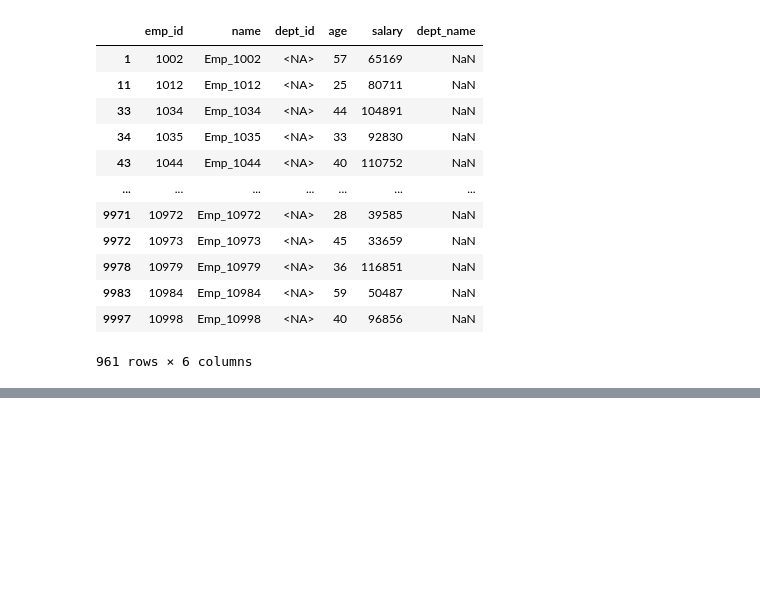
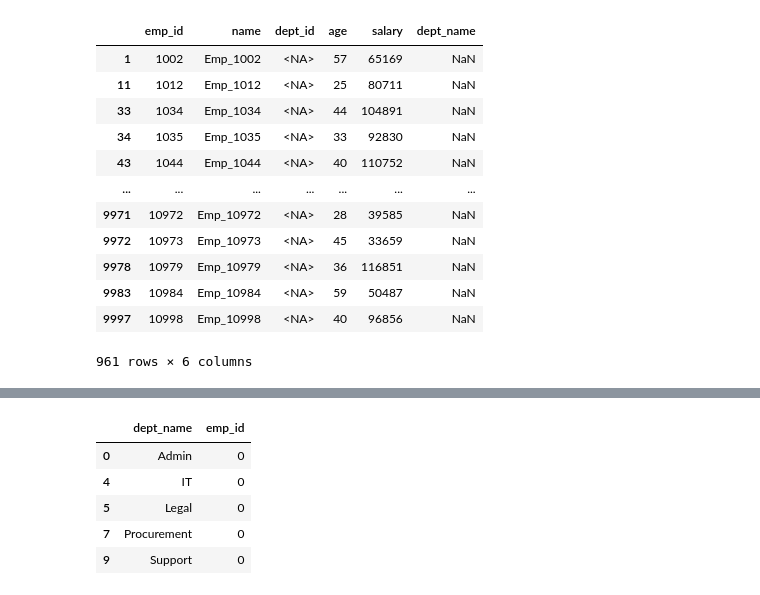
Before and after one commit to ts330-ds/pandas_merge_20_question, a Jupyter notebook: learn_merge.ipynb, the cells around one changed output, grey strips where cells are left out. Drawn from its saved outputs; the diff is of its cells as text; code cells hidden in the pictures; blank space fills up the shorter version.

```diff
--- a/learn_merge.ipynb
+++ b/learn_merge.ipynb
@@ -288,0 +295,13 @@ df.head(5)
+# %%
+# 8. Identify departments with no employees.
+right = emp.merge(dept,how='right',left_on='dept_id',right_on='department_id')
+tt = right.groupby('dept_name')['emp_id'].count().reset_index()
+tt[tt['emp_id']==0]
+# 9. Merge and keep only employees whose department exists in both tables (inner).
+# %% [output]
+|  | dept_name | emp_id |
+| 0 | Admin | 0 |
+| 4 | IT | 0 |
+| 5 | Legal | 0 |
+| 7 | Procurement | 0 |
+| 9 | Support | 0 |
```
Also changed, not shown: parts of 8 cells of this notebook, 3 other files.
